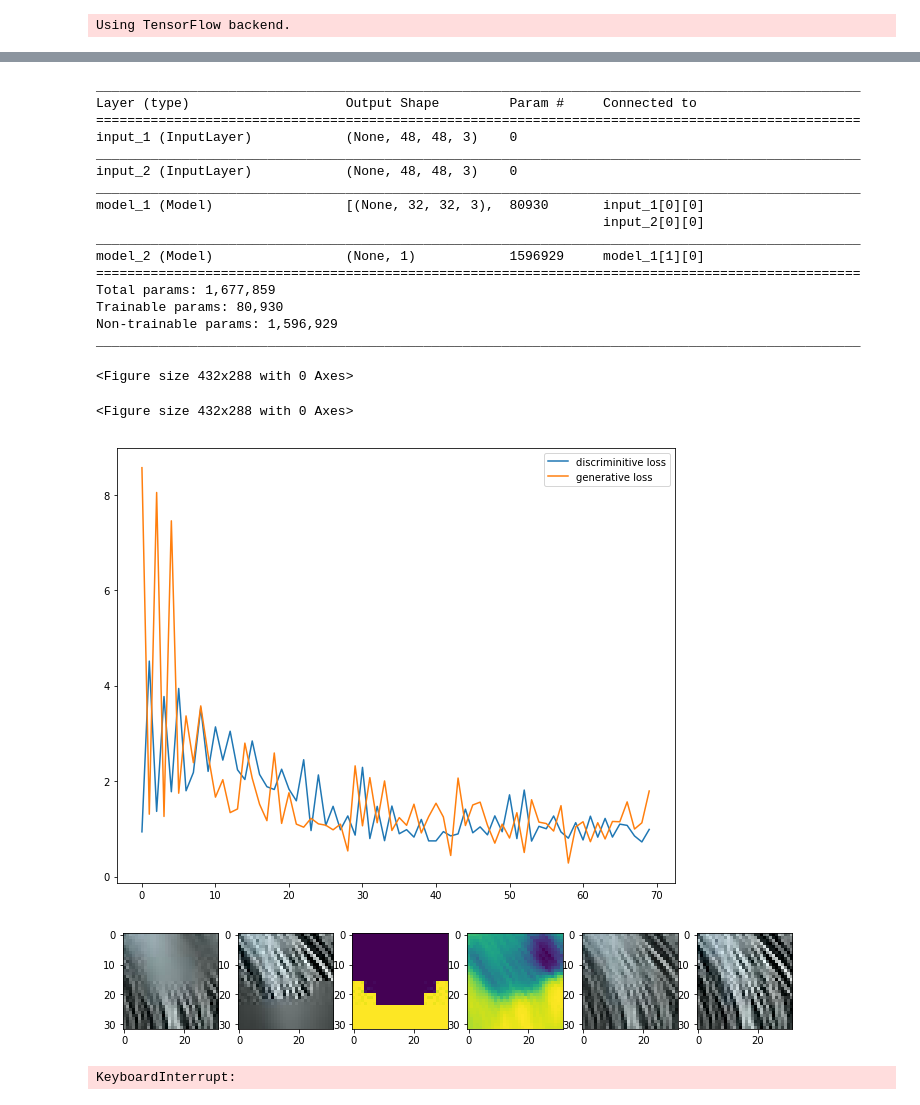
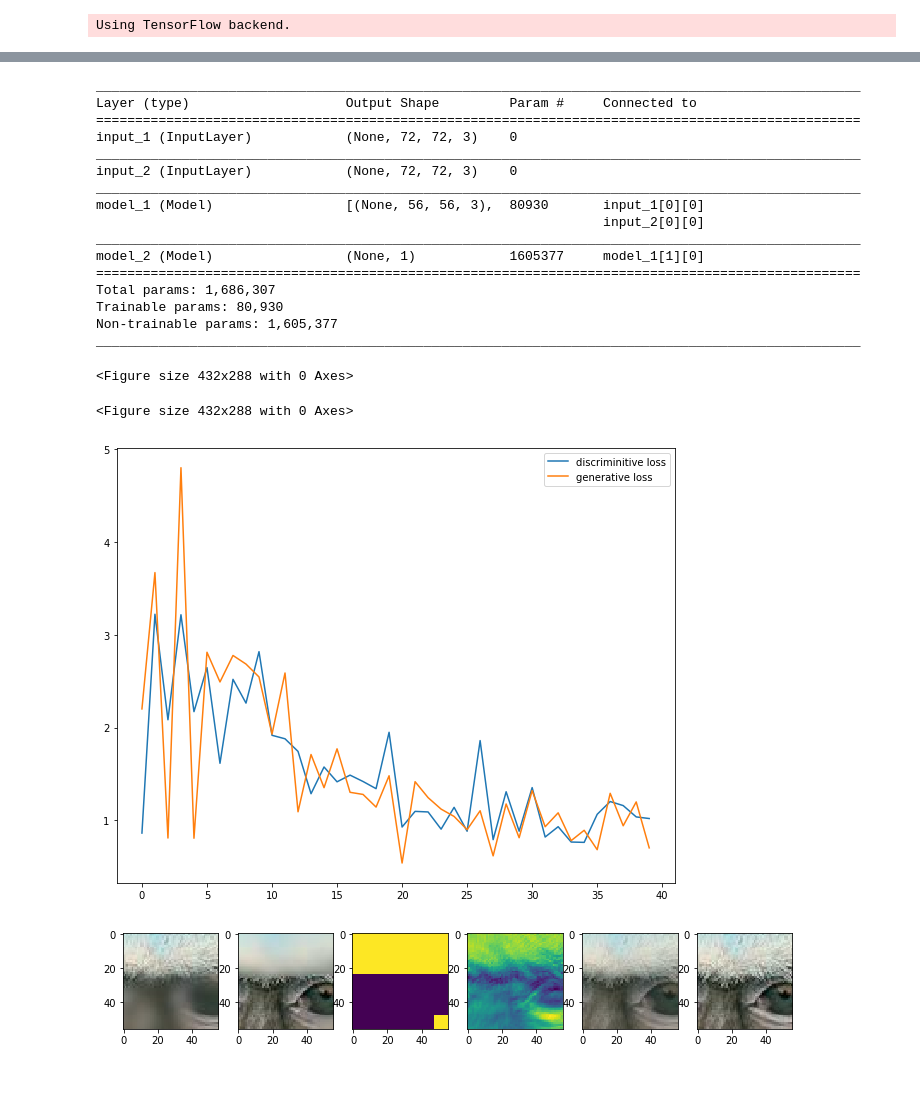
Before and after one commit to cianhwang/FusionNet, a Jupyter notebook: fusionnet.ipynb, the cells around one changed output, grey strips where cells are left out. Drawn from its saved outputs; the diff is of its cells as text; code cells hidden in the pictures.

```diff
--- a/fusionnet.ipynb
+++ b/fusionnet.ipynb
@@ -21,19 +21,19 @@ from tqdm import tqdm
 Using TensorFlow backend.
 # %%
 def load_imgs(path, number, train_type):
-    result=np.empty((number, 48, 48, 3), dtype="float64")
+    result=np.empty((number, 72, 72, 3), dtype="float64")
     for i in range(number):
-        I = cv2.imread(path + "{:04}_{}.jpeg".format(i+1, train_type))
+        I = cv2.imread(path + "{:05}_{}.jpeg".format(i+1, train_type))
         result[i, :, :, :] = I
     return result/result.max()
 # %%
 '''load images, parse test/validation set'''
 
-dataNum = 4000
-dataPath = "testcase_pro/"
+dataNum = 20000
+dataPath = "testcase_mass/"
 x1 = load_imgs(dataPath, dataNum, 1)
 x2 = load_imgs(dataPath, dataNum, 2)
-y = load_imgs("testcase_pro/", dataNum, 0)
+y = load_imgs("testcase_mass/", dataNum, 0)
 y = y[:, 8:-8, 8:-8, :]
 mask1 = load_imgs(dataPath, dataNum, 4)
 mask1 = mask1[:, 8:-8, 8:-8, :1]
@@ -88,8 +88,8 @@ def fusionnetPos(y):
     y = layers.Add()([y1, y2])
     return y
 # %%
-img1 = layers.Input(shape=(48, 48, 3))
-img2 = layers.Input(shape=(48, 48, 3))
+img1 = layers.Input(shape=(72, 72, 3))
+img2 = layers.Input(shape=(72, 72, 3))
 intermed = fusionnet(img1, img2) # intermed: mask layer
 pred = layers.Lambda(fusionnetPos)([intermed, img1, img2])
 # %%
@@ -162,7 +162,7 @@ def disnet(x):
     y = layers.Dense(1, activation='sigmoid')(y)
     return y
 # %%
-dis_input = layers.Input(shape=(32, 32, 3))
+dis_input = layers.Input(shape=(56, 56, 3))
 dis_output = disnet(dis_input)
 discriminator = Model(inputs = dis_input, outputs = dis_output)
 discriminator.summary()
@@ -211,18 +211,18 @@ gan.summary()
 __________________________________________________________________________________________________
 Layer (type)                    Output Shape         Param #     Connected to
 ==================================================================================================
-input_1 (InputLayer)            (None, 48, 48, 3)    0
+input_1 (InputLayer)            (None, 72, 72, 3)    0
 __________________________________________________________________________________________________
-input_2 (InputLayer)            (None, 48, 48, 3)    0
+input_2 (InputLayer)            (None, 72, 72, 3)    0
 __________________________________________________________________________________________________
-model_1 (Model)                 [(None, 32, 32, 3),  80930       input_1[0][0]
+model_1 (Model)                 [(None, 56, 56, 3),  80930       input_1[0][0]
                                                                  input_2[0][0]
 __________________________________________________________________________________________________
-model_2 (Model)                 (None, 1)            1596929     model_1[1][0]
+model_2 (Model)                 (None, 1)            1605377     model_1[1][0]
 ==================================================================================================
-Total params: 1,677,859
+Total params: 1,686,307
 Trainable params: 80,930
-Non-trainable params: 1,596,929
+Non-trainable params: 1,605,377
 __________________________________________________________________________________________________
 # %%
 # prediction = gan.predict([x1, x2])
@@ -245,7 +245,7 @@ def plot_loss(losses):
     plt.show()
 # %%
 epoch = 100
-batchSize = 64
+batchSize = 128
 losses = {"d":[], "g":[]}
 for e in tqdm(range(epoch)):
     rand_idx = np.random.randint(0, x_train1.shape[0], size = batchSize)
@@ -265,7 +265,7 @@ for e in tqdm(range(epoch)):
 
     gan_label = np.ones((batchSize,))
     discriminator.trainable = False
-    gan.compile(loss = ['binary_crossentropy', tv_loss], loss_weights=[1, 99], optimizer=_optimizer)
+    gan.compile(loss = ['binary_crossentropy', tv_loss], loss_weights=[1, 0], optimizer=_optimizer)
 
     g_loss = gan.train_on_batch([img_batch1, img_batch2], [gan_label, mask_batch])
     losses["g"].append(g_loss[1])
@@ -273,39 +273,38 @@ for e in tqdm(range(epoch)):
     if e % 5 == 4:
         plot_loss(losses)
 
-        imgIdx = 6
+        imgIdx = 12
         prediction = generator.predict([x1[imgIdx:imgIdx+1, :, :, :], x2[imgIdx:imgIdx+1, :, :, :]])[0]
         #ssim = SSIM(y[imgIdx, :, :, :], prediction[0, :, :, :], data_range=prediction[0, :, :, :].max() - prediction[0, :, :, :].min(), multichannel=True)
         #print(ssim)
 
         get_layer_output = K.function([generator.layers[0].input, generator.layers[1].input],
                                           [generator.layers[-2].output])
 
         layer_output = np.array(get_layer_output([x1[imgIdx:imgIdx+1, :, :, :], x2[imgIdx:imgIdx+1, :, :, :]])[0])
 
         fig=plt.figure(figsize=(12, 12))
         columns = 6
         rows = 1
         fig.add_subplot(rows, columns, 1)
         plt.imshow(x1[imgIdx, 8:-8, 8:-8, :])
         fig.add_subplot(rows, columns, 2)
         plt.imshow(x2[imgIdx, 8:-8, 8:-8, :])
         fig.add_subplot(rows, columns, 3)
         plt.imshow(mask[imgIdx, :, :, 0])
         fig.add_subplot(rows, columns, 4)
         plt.imshow(layer_output[0, :, :, 0])
         fig.add_subplot(rows, columns, 5)
         plt.imshow(prediction[0, :, :, :])
         fig.add_subplot(rows, columns, 6)
         plt.imshow(y[imgIdx, :, :, :])
         plt.show()
         #fig.savefig(dataPath+"results/struc_ep{}_{}.png".format(e,98))
 # %% [output]
 <Figure size 432x288 with 0 Axes>
 <Figure size 432x288 with 0 Axes>
-[figure, old version]
+[figure, new version]
-[figure, old version]
+[figure, new version]
-KeyboardInterrupt:
 # %%
 # prediction = generator.predict([x_test1, x_test2])
 # get_layer_output = K.function([generator.layers[0].input, generator.layers[1].input],
```
Also changed, not shown: parts of 2 cells of this notebook.
